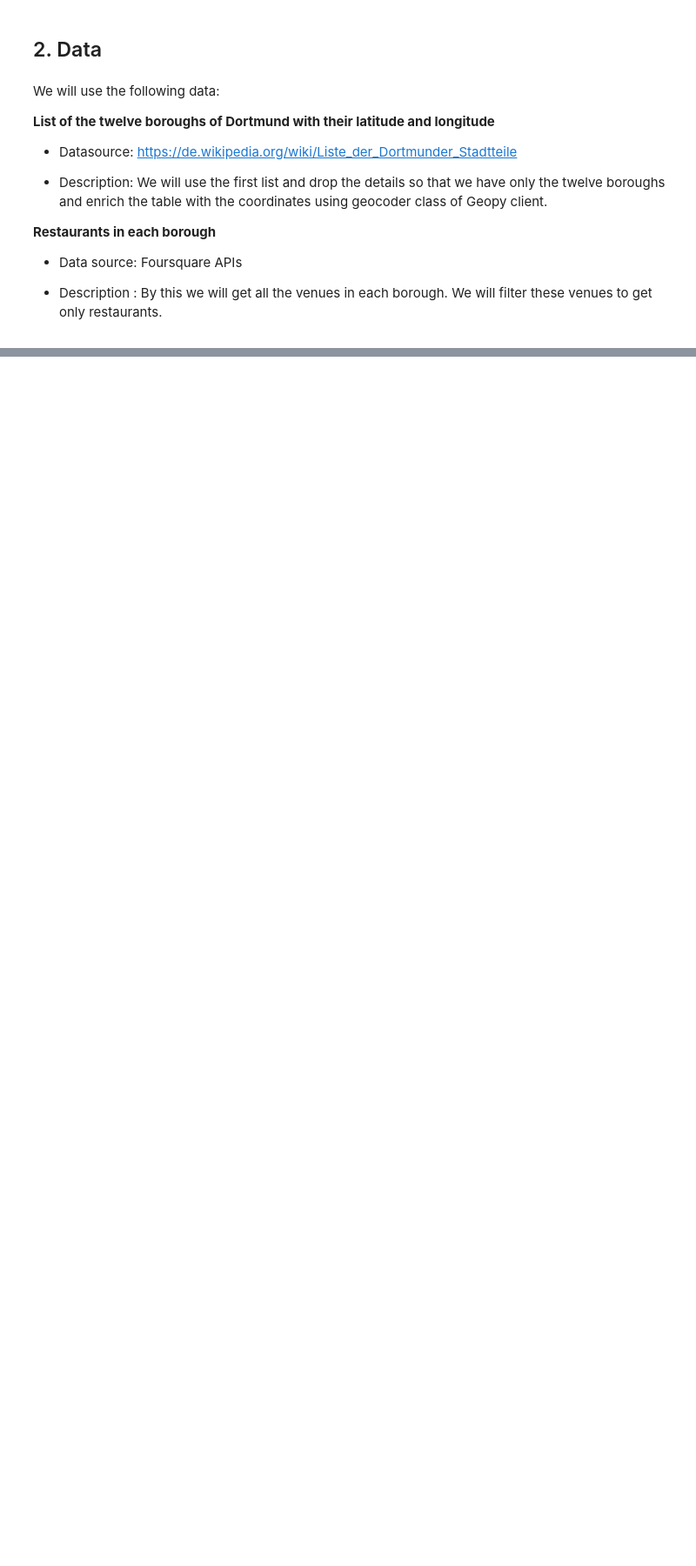
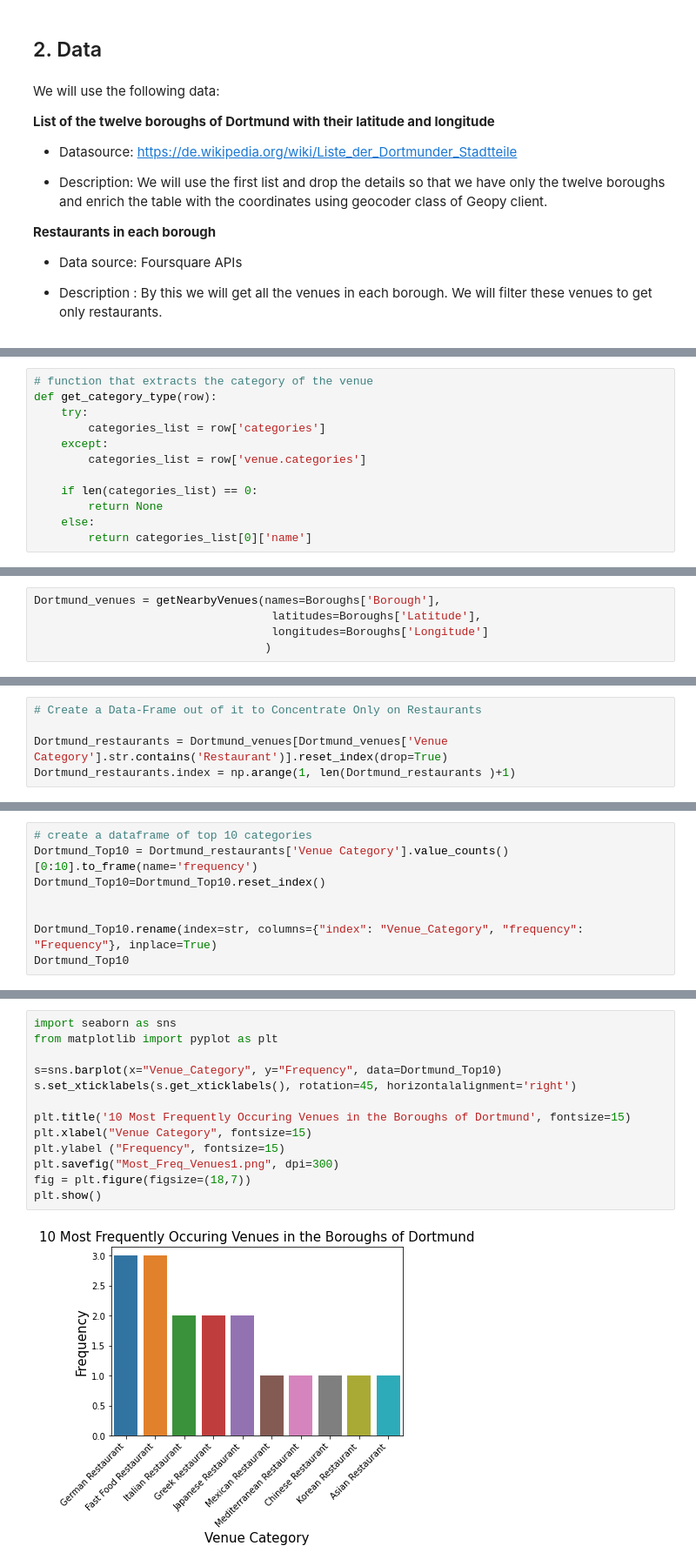
Before and after one commit to Marius021991/Capstone-Project, a Jupyter notebook: Final Project.ipynb, the cells around one changed output, grey strips where cells are left out. Shown at 87% size. Cells and saved outputs as stored; diff of their text form; blank space fills up the shorter version.

```diff
--- a/Final Project.ipynb
+++ b/Final Project.ipynb
@@ -32,0 +298,12 @@ We will use the following data:
+# %%
+# function that extracts the category of the venue
+def get_category_type(row):
+    try:
+        categories_list = row['categories']
+    except:
+        categories_list = row['venue.categories']
+
+    if len(categories_list) == 0:
+        return None
+    else:
+        return categories_list[0]['name']
@@ -32,0 +398,5 @@ We will use the following data:
+# %%
+Dortmund_venues = getNearbyVenues(names=Boroughs['Borough'],
+                                   latitudes=Boroughs['Latitude'],
+                                   longitudes=Boroughs['Longitude']
+                                  )
@@ -32,0 +417,5 @@ We will use the following data:
+# %%
+# Create a Data-Frame out of it to Concentrate Only on Restaurants
+
+Dortmund_restaurants = Dortmund_venues[Dortmund_venues['Venue Category'].str.contains('Restaurant')].reset_index(drop=True)
+Dortmund_restaurants.index = np.arange(1, len(Dortmund_restaurants )+1)
@@ -32,0 +446,8 @@ We will use the following data:
+# %%
+# create a dataframe of top 10 categories
+Dortmund_Top10 = Dortmund_restaurants['Venue Category'].value_counts()[0:10].to_frame(name='frequency')
+Dortmund_Top10=Dortmund_Top10.reset_index()
+
+
+Dortmund_Top10.rename(index=str, columns={"index": "Venue_Category", "frequency": "Frequency"}, inplace=True)
+Dortmund_Top10
@@ -32,0 +466,15 @@ We will use the following data:
+# %%
+import seaborn as sns
+from matplotlib import pyplot as plt
+
+s=sns.barplot(x="Venue_Category", y="Frequency", data=Dortmund_Top10)
+s.set_xticklabels(s.get_xticklabels(), rotation=45, horizontalalignment='right')
+
+plt.title('10 Most Frequently Occuring Venues in the Boroughs of Dortmund', fontsize=15)
+plt.xlabel("Venue Category", fontsize=15)
+plt.ylabel ("Frequency", fontsize=15)
+plt.savefig("Most_Freq_Venues1.png", dpi=300)
+fig = plt.figure(figsize=(18,7))
+plt.show()
+# %% [output]
+[figure, added]
```
Also changed, not shown: parts of 71 cells of this notebook.
